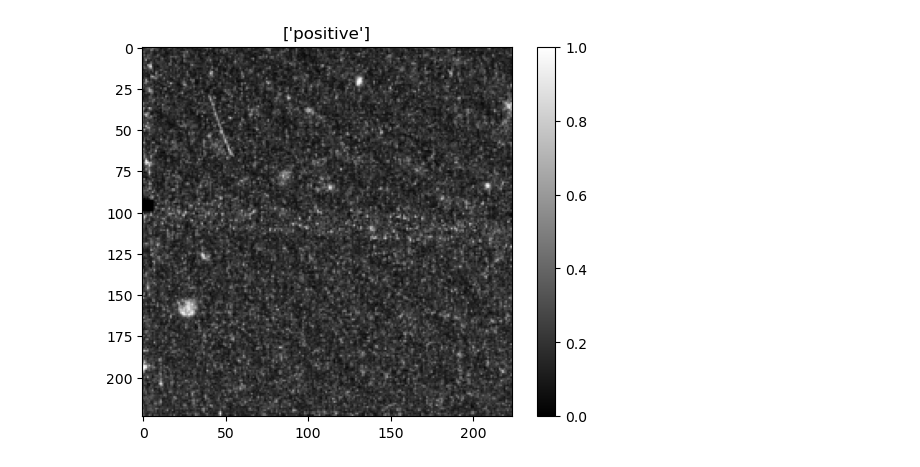
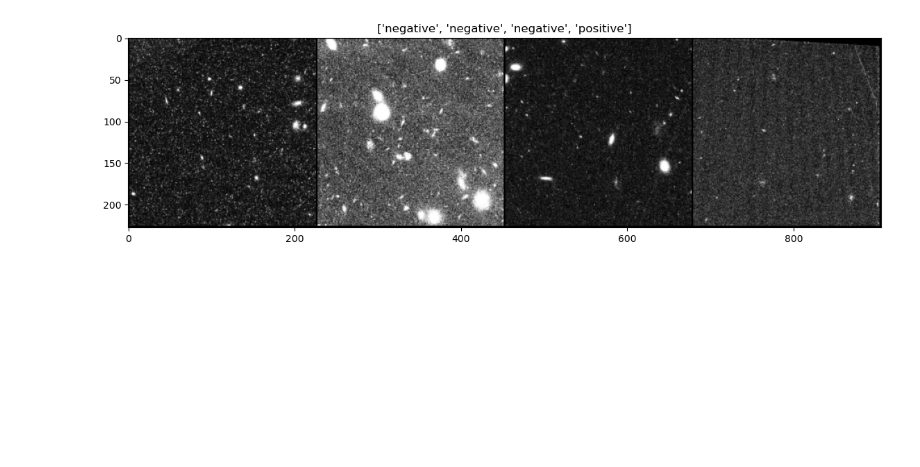
Before and after one commit to changsun20/HuntingAsteroid, a Jupyter notebook: fine-tuning-demo.ipynb, the cells around one changed output. Drawn from its saved outputs; the diff is of its cells as text; code cells hidden in the pictures; blank space fills up the shorter version.

Commit message:
improvement: visualize all images in a batch

```diff
--- a/fine-tuning-demo.ipynb
+++ b/fine-tuning-demo.ipynb
@@ -72,7 +72,7 @@ data_dir = '.\\preprocess'
 image_datasets = {x: CustomDataset(os.path.join(data_dir, x),
                                           data_transforms[x])
                   for x in ['train', 'val']}
-dataloaders = {x: torch.utils.data.DataLoader(image_datasets[x], batch_size=1,
+dataloaders = {x: torch.utils.data.DataLoader(image_datasets[x], batch_size=4,
                                              shuffle=True, num_workers=0)
               for x in ['train', 'val']}
 dataset_sizes = {x: len(image_datasets[x]) for x in ['train', 'val']}
@@ -83,21 +83,21 @@ device = torch.device("cuda:0" if torch.cuda.is_available() else "cpu")
 # %%
 def imshow(inp, title=None):
     """Display image for Tensor."""
-    inp = inp.squeeze().numpy()
+    plt.figure(figsize=(14,8))
+    inp = inp.numpy()
+    inp = np.transpose(inp, (1, 2, 0))
     inp = np.clip(inp, 0, 1)
     plt.imshow(inp, cmap='gray', vmin=0, vmax=1)  # 指定灰度色彩映射
-    plt.colorbar()
     if title is not None:
         plt.title(title)
     plt.pause(0.001)  # pause a bit so that plots are updated
-
 
 # Get a batch of training data
 inputs, classes = next(iter(dataloaders['train']))
 
 # Make a grid from batch
-out = torchvision.utils.make_grid(inputs.unsqueeze(0))  # 将输入转换为四维张量
+out = torchvision.utils.make_grid(inputs, nrow=len(inputs))
 
-imshow(out[0], title=[x for x in classes])
+imshow(out, title=[x for x in classes])
 # %% [output]
-[figure, old version]
+[figure, new version]
```
